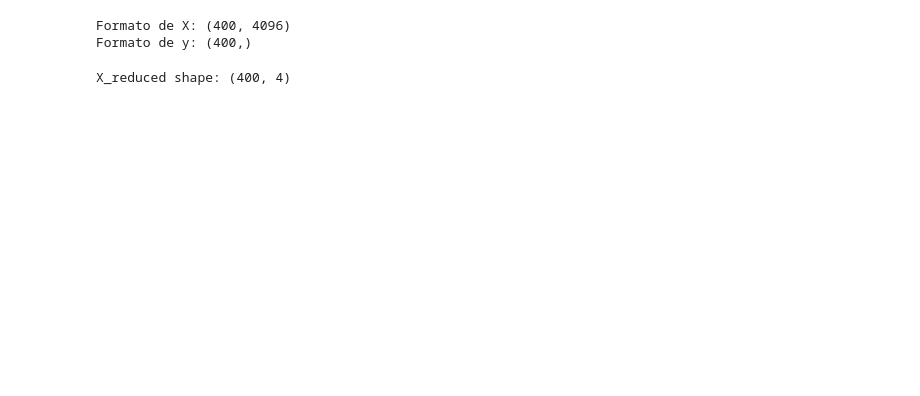
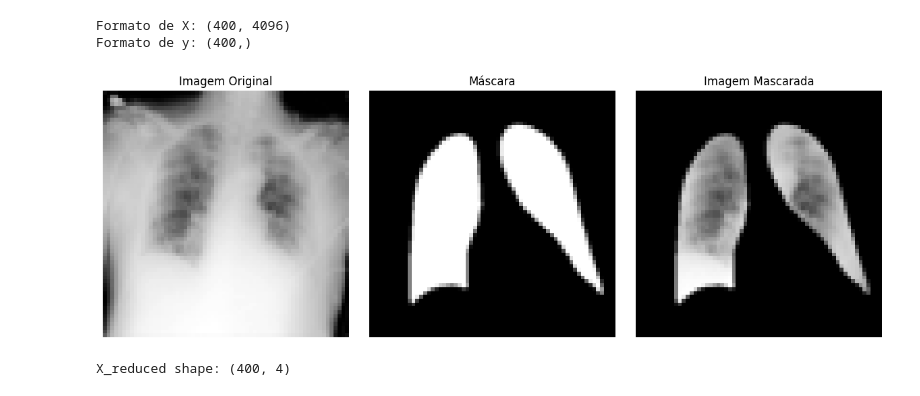
Before and after one commit to Gabriel-Esteves-0404/BASECODE, a Jupyter notebook: BASECOD.ipynb, the cells around one changed output. Drawn from its saved outputs; the diff is of its cells as text; code cells hidden in the pictures; blank space fills up the shorter version.

```diff
--- a/BASECOD.ipynb
+++ b/BASECOD.ipynb
@@ -146,6 +159,39 @@ print("Formato de y:", y.shape) # 10 labels binários
 # %% [output]
 Formato de X: (400, 4096)
 Formato de y: (400,)
+# %%
+import matplotlib.pyplot as plt
+
+# Escolhe um índice aleatório (ou fixe, tipo 0)
+i = 0
+
+# Carrega diretamente dos arquivos (ajuste se já tiver arrays salvos)
+img = process_image(os.path.join("COVID_IMAGES", covid_img_files[i]))
+mask = process_image(os.path.join("COVID_MASK", covid_mask_files[i]))
+img_masked = img * mask
+
+# Plotagem
+plt.figure(figsize=(12, 4))
+
+plt.subplot(1, 3, 1)
+plt.imshow(img, cmap='gray')
+plt.title("Imagem Original")
+plt.axis("off")
+
+plt.subplot(1, 3, 2)
+plt.imshow(mask, cmap='gray')
+plt.title("Máscara")
+plt.axis("off")
+
+plt.subplot(1, 3, 3)
+plt.imshow(img_masked, cmap='gray')
+plt.title("Imagem Mascarada")
+plt.axis("off")
+
+plt.tight_layout()
+plt.show()
+# %% [output]
+[figure, added]
 # %%
 from sklearn.decomposition import PCA
 
```
Also changed, not shown: parts of 11 cells of this notebook.
